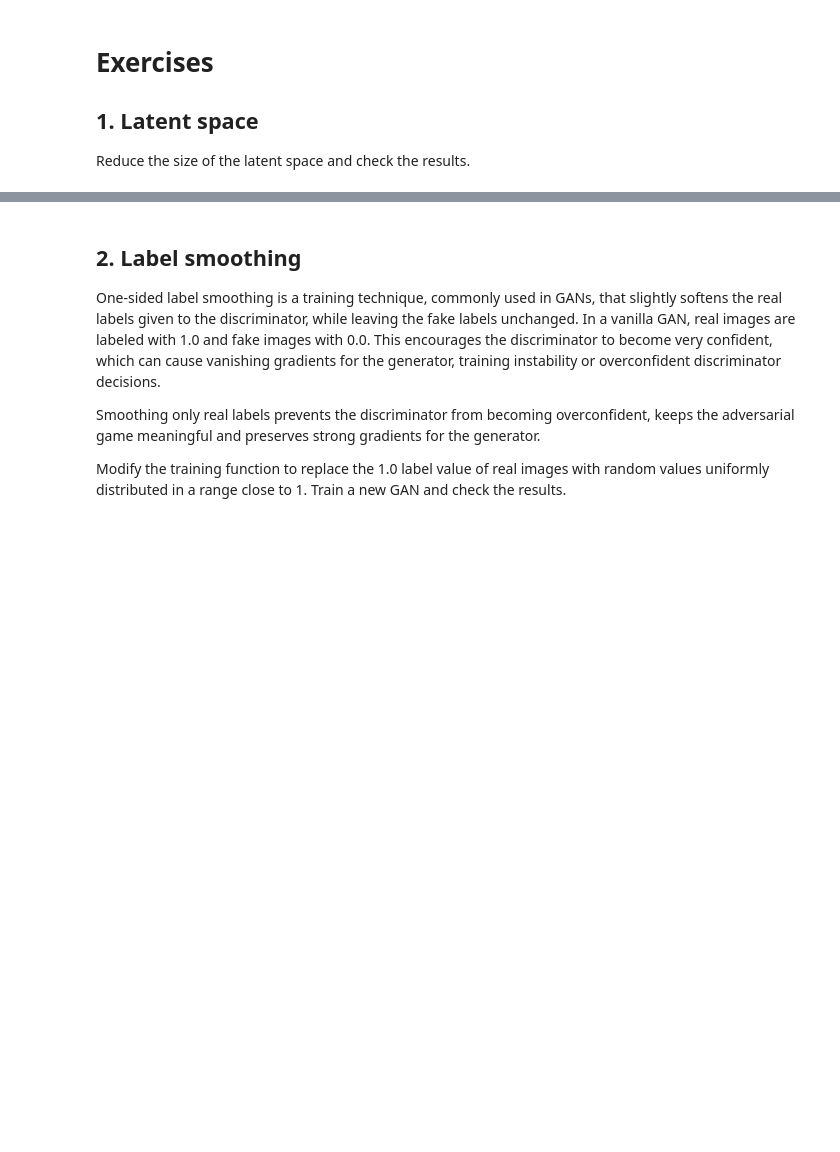
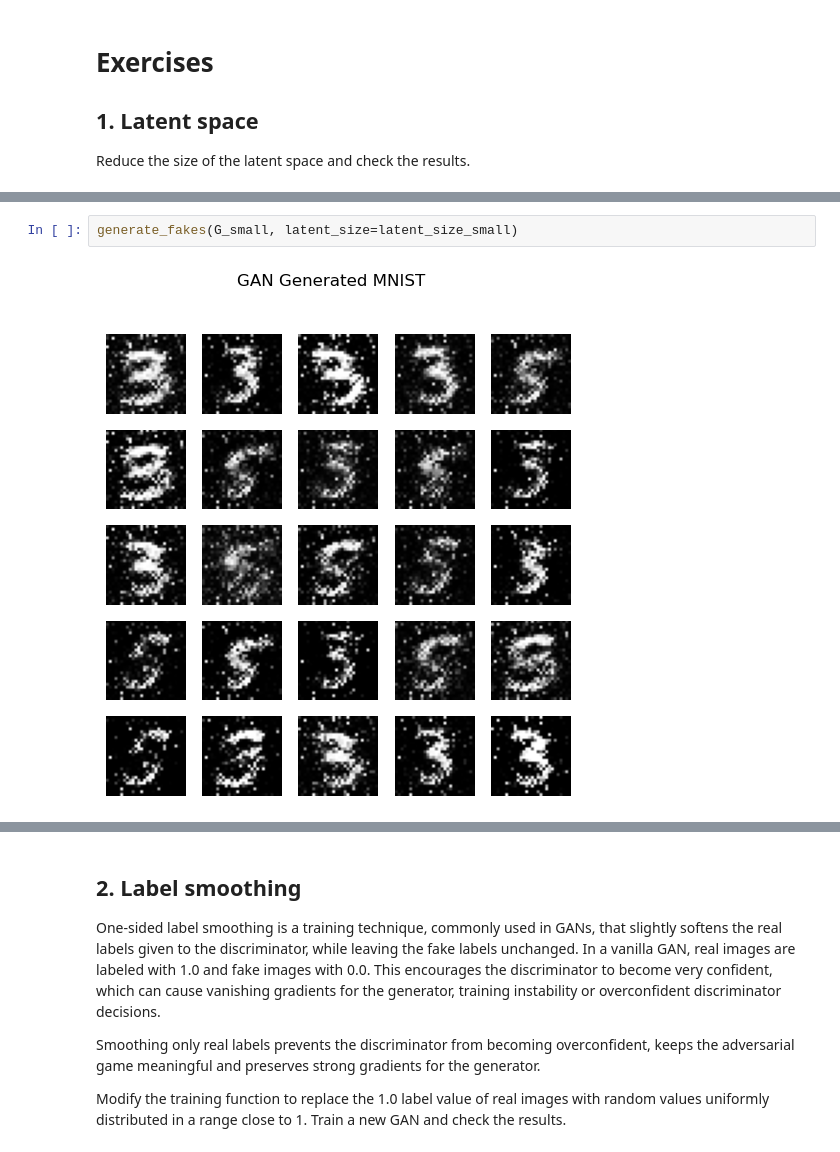
Before and after one commit to hugogs7/CV-II, a Jupyter notebook: notebook_GANs.ipynb, the cells around one changed output, grey strips where cells are left out. Saved outputs shown, nothing was run; the diff lists cells and outputs as text; blank space fills up the shorter version.

```diff
--- a/notebook_GANs.ipynb
+++ b/notebook_GANs.ipynb
@@ -239,0 +297,4 @@ Reduce the size of the latent space and check the results.
+# %%
+generate_fakes(G_small, latent_size=latent_size_small)
+# %% [output]
+[figure, added]
```
Also changed, not shown: parts of 8 cells of this notebook.
